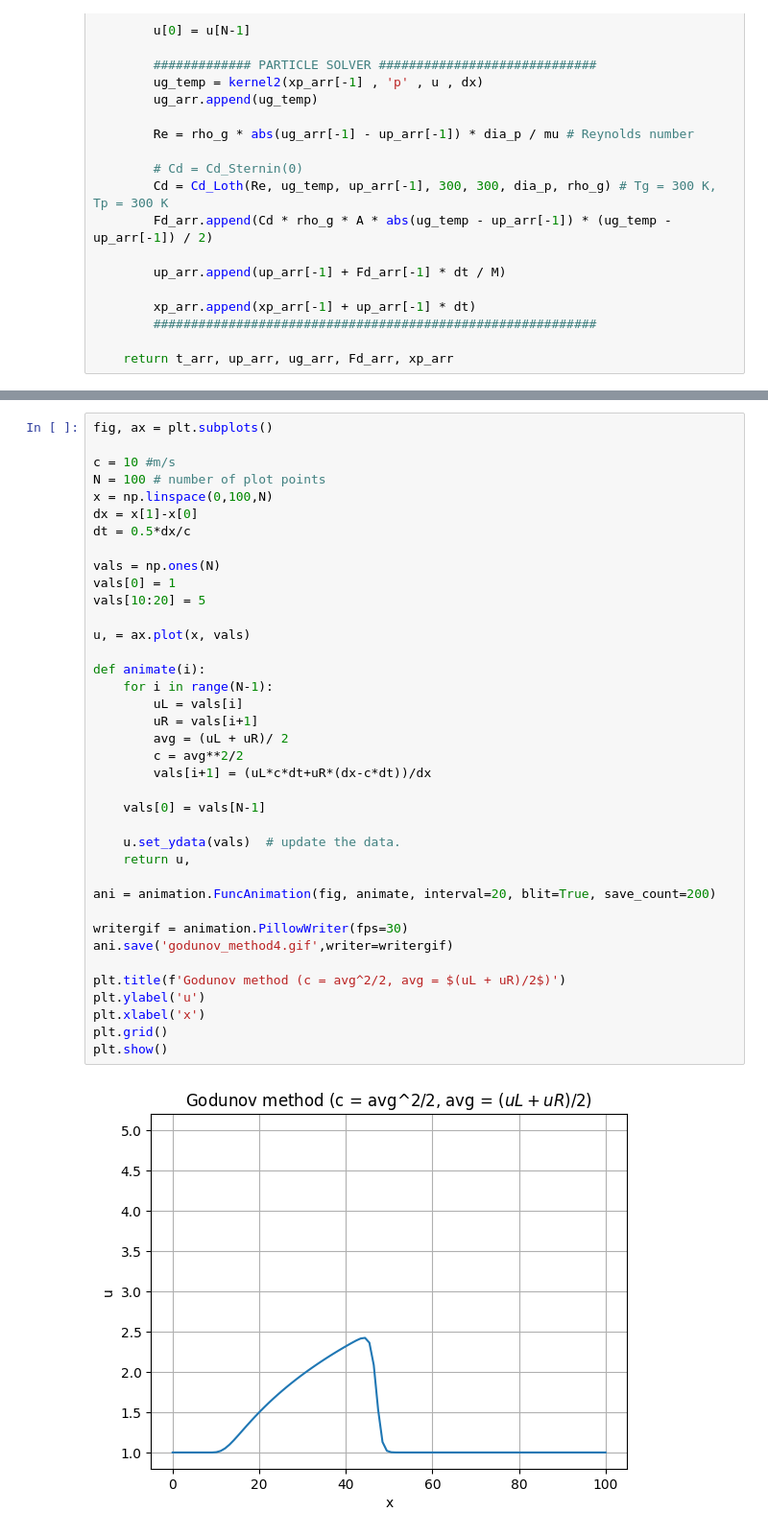
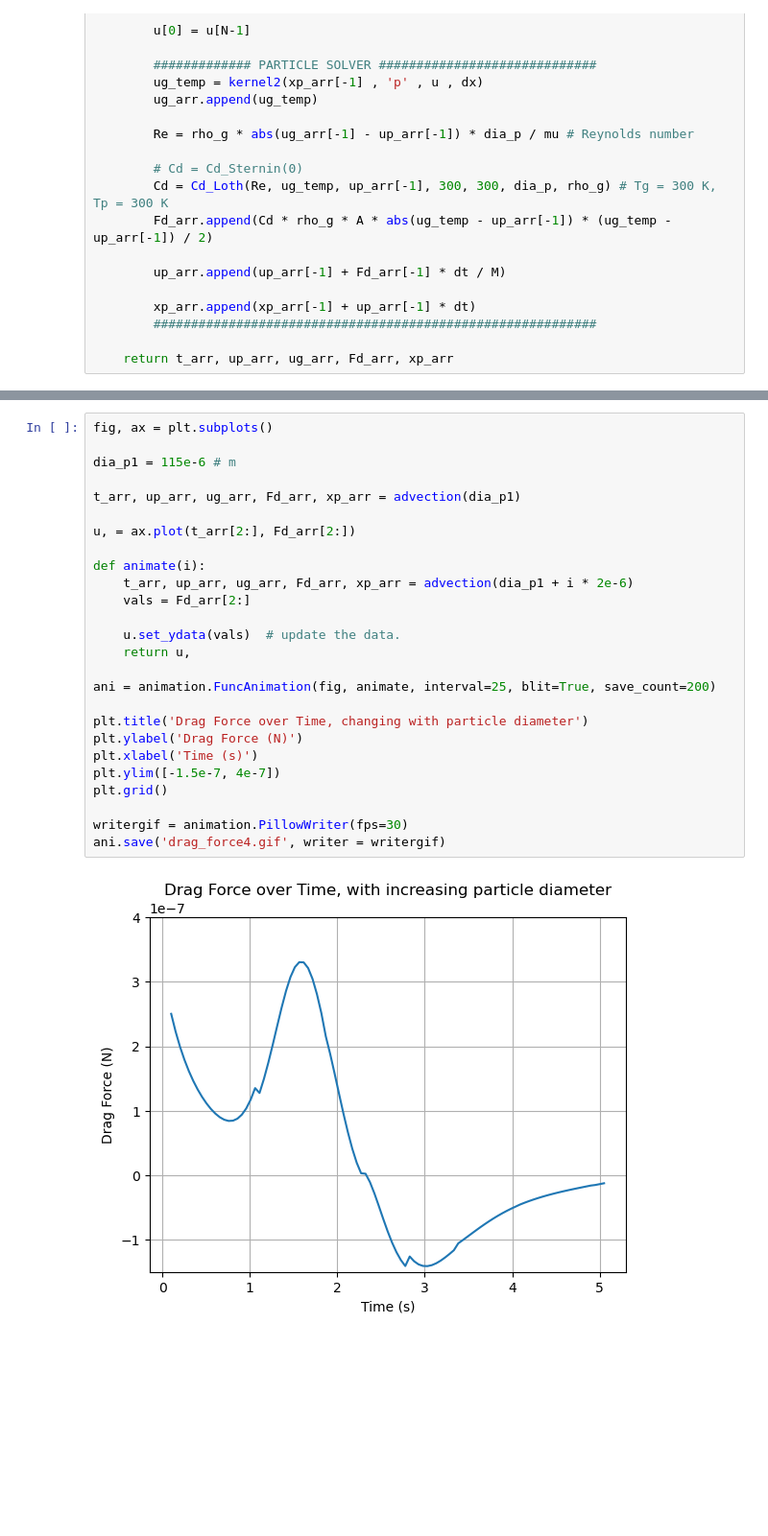
Before and after one commit to ashishd4/UROP, a Jupyter notebook: Week 4/6_5.ipynb, the cells around one changed output, grey strips where cells are left out. Shown at 96% size. Saved outputs shown, nothing was run; the diff lists cells and outputs as text; blank space fills up the shorter version.

Commit message:
Annotations and Animations

```diff
--- a/Week 4/6_5.ipynb
+++ b/Week 4/6_5.ipynb
@@ -190,40 +123,28 @@ plt.show()
-# %%
-fig, ax = plt.subplots()
-
-c = 10 #m/s
-N = 100 # number of plot points
-x = np.linspace(0,100,N)
-dx = x[1]-x[0]
-dt = 0.5*dx/c
-
-vals = np.ones(N)
-vals[0] = 1
-vals[10:20] = 5
-
-u, = ax.plot(x, vals)
-
-def animate(i):
-    for i in range(N-1):
-        uL = vals[i]
-        uR = vals[i+1]
-        avg = (uL + uR)/ 2
-        c = avg**2/2
-        vals[i+1] = (uL*c*dt+uR*(dx-c*dt))/dx
-
-    vals[0] = vals[N-1]
-
-    u.set_ydata(vals)  # update the data.
-    return u,
-
-ani = animation.FuncAnimation(fig, animate, interval=20, blit=True, save_count=200)
-
-writergif = animation.PillowWriter(fps=30)
-ani.save('godunov_method4.gif',writer=writergif)
-
-plt.title(f'Godunov method (c = avg^2/2, avg = $(uL + uR)/2$)')
-plt.ylabel('u')
-plt.xlabel('x')
-plt.grid()
-plt.show()
-# %% [output]
-[figure, removed]
+# %%
+fig, ax = plt.subplots()
+
+dia_p1 = 115e-6 # m
+
+t_arr, up_arr, ug_arr, Fd_arr, xp_arr = advection(dia_p1)
+
+u, = ax.plot(t_arr[2:], Fd_arr[2:])
+
+def animate(i):
+    t_arr, up_arr, ug_arr, Fd_arr, xp_arr = advection(dia_p1 + i * 2e-6)
+    vals = Fd_arr[2:]
+
+    u.set_ydata(vals)  # update the data.
+    return u,
+
+ani = animation.FuncAnimation(fig, animate, interval=25, blit=True, save_count=200)
+
+plt.title('Drag Force over Time, changing with particle diameter')
+plt.ylabel('Drag Force (N)')
+plt.xlabel('Time (s)')
+plt.ylim([-1.5e-7, 4e-7])
+plt.grid()
+
+writergif = animation.PillowWriter(fps=30)
+ani.save('drag_force4.gif', writer = writergif)
+# %% [output]
+[figure, added]
```
Also changed, not shown: parts of 11 cells of this notebook, 7 other files.
